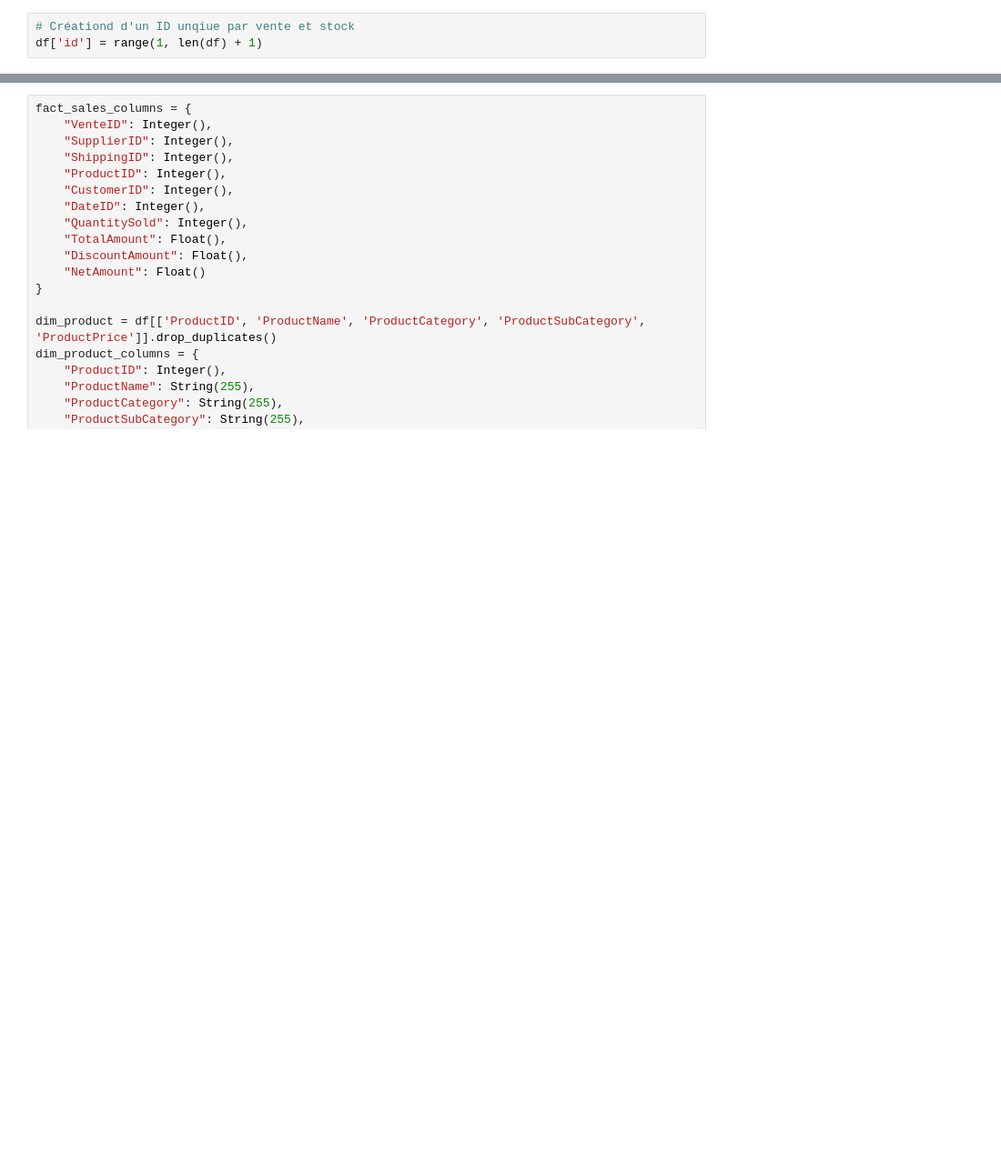
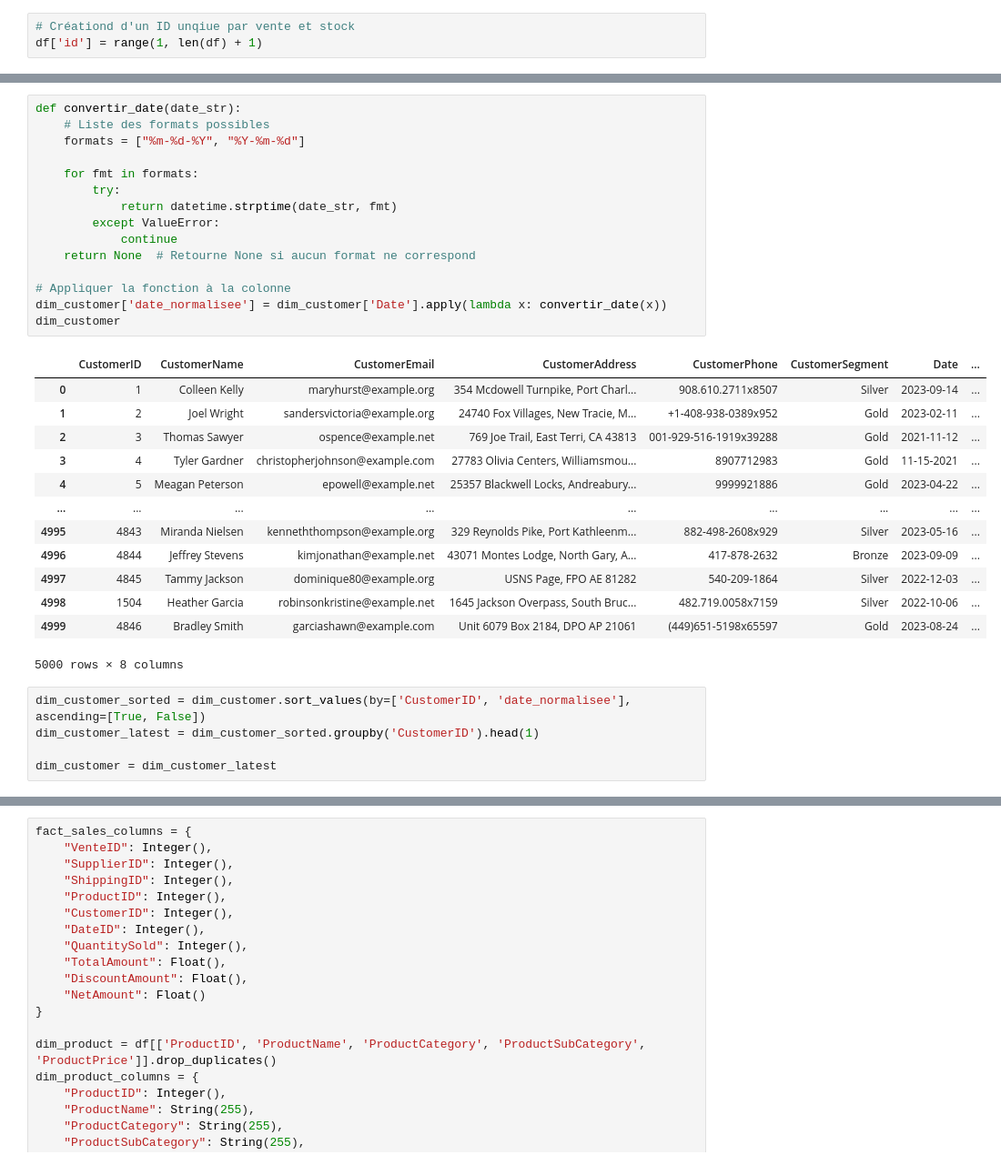
Before and after one commit to Flobrt/brief_manel, a Jupyter notebook: brief_datawarehouse/partie_1.ipynb, the cells around one changed output, grey strips where cells are left out. Shown: that part at 91% size. Saved outputs shown, nothing was run; the diff lists cells and outputs as text; blank space fills up the shorter version.

```diff
--- a/brief_datawarehouse/partie_1.ipynb
+++ b/brief_datawarehouse/partie_1.ipynb
@@ -41,3 +97,37 @@ dim_date = df[["DateID",'Date']]
+# %%
+def convertir_date(date_str):
+    # Liste des formats possibles
+    formats = ["%m-%d-%Y", "%Y-%m-%d"]
+
+    for fmt in formats:
+        try:
+            return datetime.strptime(date_str, fmt)
+        except ValueError:
+            continue
+    return None  # Retourne None si aucun format ne correspond
+
+# Appliquer la fonction à la colonne
+dim_customer['date_normalisee'] = dim_customer['Date'].apply(lambda x: convertir_date(x))
+dim_customer
+# %% [output]
+|  | CustomerID | CustomerName | CustomerEmail | CustomerAddress | CustomerPhone | CustomerSegment | Date | ... |
+| 0 | 1 | Colleen Kelly | maryhurst@example.org | 354 Mcdowell Turnpike, Port Charl... | 908.610.2711x8507 | Silver | 2023-09-14 | ... |
+| 1 | 2 | Joel Wright | sandersvictoria@example.org | 24740 Fox Villages, New Tracie, M... | +1-408-938-0389x952 | Gold | 2023-02-11 | ... |
+| 2 | 3 | Thomas Sawyer | ospence@example.net | 769 Joe Trail, East Terri, CA 43813 | 001-929-516-1919x39288 | Gold | 2021-11-12 | ... |
+| 3 | 4 | Tyler Gardner | christopherjohnson@example.com | 27783 Olivia Centers, Williamsmou... | 8907712983 | Gold | 11-15-2021 | ... |
+| 4 | 5 | Meagan Peterson | epowell@example.net | 25357 Blackwell Locks, Andreabury... | 9999921886 | Gold | 2023-04-22 | ... |
+| ... | ... | ... | ... | ... | ... | ... | ... | ... |
+| 4995 | 4843 | Miranda Nielsen | kenneththompson@example.org | 329 Reynolds Pike, Port Kathleenm... | 882-498-2608x929 | Silver | 2023-05-16 | ... |
+| 4996 | 4844 | Jeffrey Stevens | kimjonathan@example.net | 43071 Montes Lodge, North Gary, A... | 417-878-2632 | Bronze | 2023-09-09 | ... |
+| 4997 | 4845 | Tammy Jackson | dominique80@example.org | USNS Page, FPO AE 81282 | 540-209-1864 | Silver | 2022-12-03 | ... |
+| 4998 | 1504 | Heather Garcia | robinsonkristine@example.net | 1645 Jackson Overpass, South Bruc... | 482.719.0058x7159 | Silver | 2022-10-06 | ... |
+| 4999 | 4846 | Bradley Smith | garciashawn@example.com | Unit 6079 Box 2184, DPO AP 21061 | (449)651-5198x65597 | Gold | 2023-08-24 | ... |
+5000 rows × 8 columns
+# %%
+dim_customer_sorted = dim_customer.sort_values(by=['CustomerID', 'date_normalisee'], ascending=[True, False])
+dim_customer_latest = dim_customer_sorted.groupby('CustomerID').head(1)
+
+dim_customer = dim_customer_latest
 # %%
 def convertir_date(date_str):
     # Liste des formats possibles
```
Also changed, not shown: parts of 12 cells of this notebook, 2 other files.
